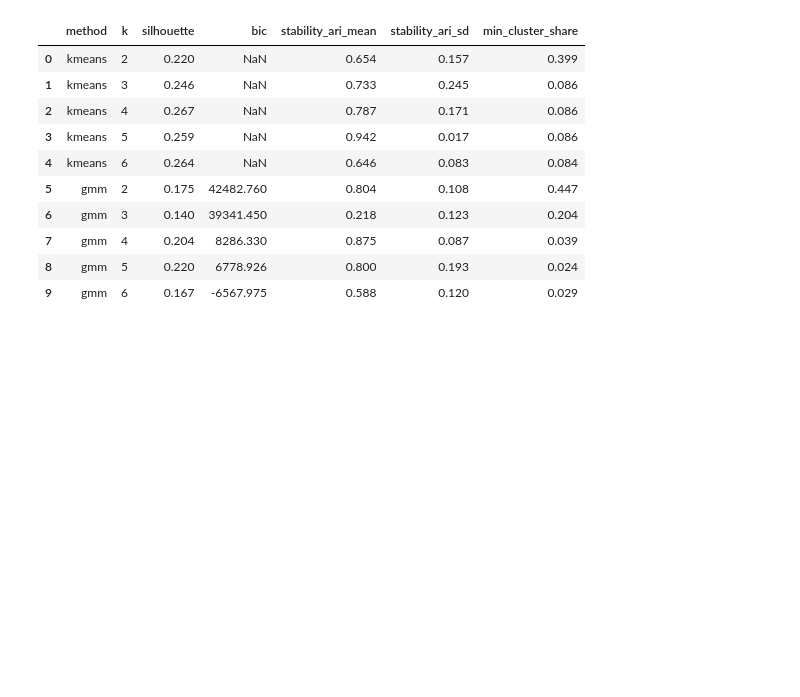
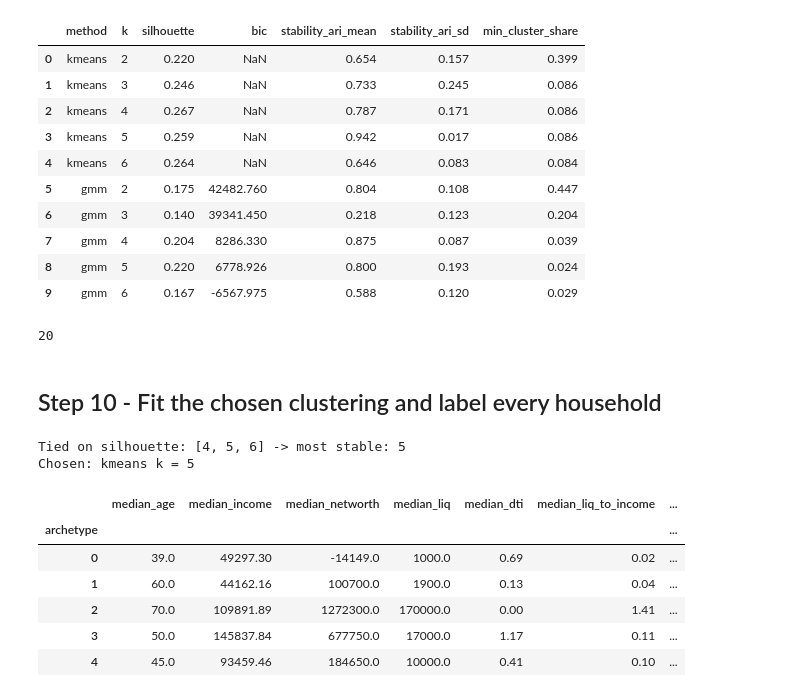
Before and after one commit to Ivory-Uche/Portfolio-Pilot, a Jupyter notebook: Portfolio_pilot_M3.ipynb, the cells around one changed output. Saved outputs shown, nothing was run; the diff lists cells and outputs as text; code cells hidden in the pictures; blank space fills up the shorter version.

Commit message:
Define investor archetypes and label every household

```diff
--- a/Portfolio_pilot_M3.ipynb
+++ b/Portfolio_pilot_M3.ipynb
@@ -391,3 +391,59 @@ done: gmm 6
 | 7 | gmm | 4 | 0.204 | 8286.330 | 0.875 | 0.087 | 0.039 |
 | 8 | gmm | 5 | 0.220 | 6778.926 | 0.800 | 0.193 | 0.024 |
 | 9 | gmm | 6 | 0.167 | -6567.975 | 0.588 | 0.120 | 0.029 |
+# %%
+print(N_BOOTSTRAP)
+# %% [output]
+20
+# %% [markdown]
+## Step 10 - Fit the chosen clustering and label every household
+# %%
+SIL_TOLERANCE = 0.01   # silhouette differences smaller than this count as a tie
+
+if CHOSEN_K:
+    k = int(CHOSEN_K)
+else:
+    cand = ktab[(ktab["method"] == CLUSTER_METHOD) & (ktab["min_cluster_share"] >= MIN_CLUSTER_SHARE)]
+    if cand.empty:
+        cand = ktab[ktab["method"] == CLUSTER_METHOD]
+    best_sil = cand["silhouette"].max()
+    near_best = cand[cand["silhouette"] >= best_sil - SIL_TOLERANCE]      # options tied with the best
+    k = int(near_best.sort_values("stability_ari_mean", ascending=False).iloc[0]["k"])
+    print("Tied on silhouette:", near_best["k"].tolist(), "-> most stable:", k)
+note("target", "chosen", {"method": CLUSTER_METHOD, "k": k})
+print("Chosen:", CLUSTER_METHOD, "k =", k)
+
+final_model = make_model(CLUSTER_METHOD, k, SEED).fit(Xb)
+
+# Order clusters: A0 = most conservative ... A(k-1) = most growth-oriented
+lab_b = final_model.predict(Xb)
+cols = [CLUSTER_FEATURES.index("risk_willingness"), CLUSTER_FEATURES.index("asinh_networth")]
+score = [Xb[lab_b == c][:, cols].sum(axis=1).mean() for c in range(k)]
+order = {int(old): new for new, old in enumerate(np.argsort(score))}
+
+for name, d in feats.items():   # fitted on train only; val/test are just labelled
+    d["archetype"] = [order[c] for c in final_model.predict(scaler_c.transform(d[CLUSTER_FEATURES]))]
+
+tr = feats["train"]
+note("target", "train_weighted_share", (tr.groupby("archetype")["weight"].sum() / tr["weight"].sum()).to_dict())
+note("target", "train_count", tr["archetype"].value_counts().sort_index().to_dict())
+
+# Table 3: weighted medians by archetype
+prof = tr.groupby("archetype").apply(lambda d: pd.Series({
+    **{f"median_{c}": weighted_median(d[c], d["weight"])
+       for c in ["age", "income", "networth", "liq", "dti", "liq_to_income", "equity_share"]},
+    "mean_risk_willingness": np.average(d["risk_willingness"], weights=d["weight"]),
+    "weighted_share": d["weight"].sum() / tr["weight"].sum(),
+    "n_households": len(d)}), include_groups=False)
+prof.to_csv(TAB_DIR / "archetype_profile_train.csv")
+prof.round(2)
+# %% [output]
+Tied on silhouette: [4, 5, 6] -> most stable: 5
+Chosen: kmeans k = 5
+|  | median_age | median_income | median_networth | median_liq | median_dti | median_liq_to_income | ... |
+| archetype |  |  |  |  |  |  | ... |
+| 0 | 39.0 | 49297.30 | -14149.0 | 1000.0 | 0.69 | 0.02 | ... |
+| 1 | 60.0 | 44162.16 | 100700.0 | 1900.0 | 0.13 | 0.04 | ... |
+| 2 | 70.0 | 109891.89 | 1272300.0 | 170000.0 | 0.00 | 1.41 | ... |
+| 3 | 50.0 | 145837.84 | 677750.0 | 17000.0 | 1.17 | 0.11 | ... |
+| 4 | 45.0 | 93459.46 | 184650.0 | 10000.0 | 0.41 | 0.10 | ... |
```
